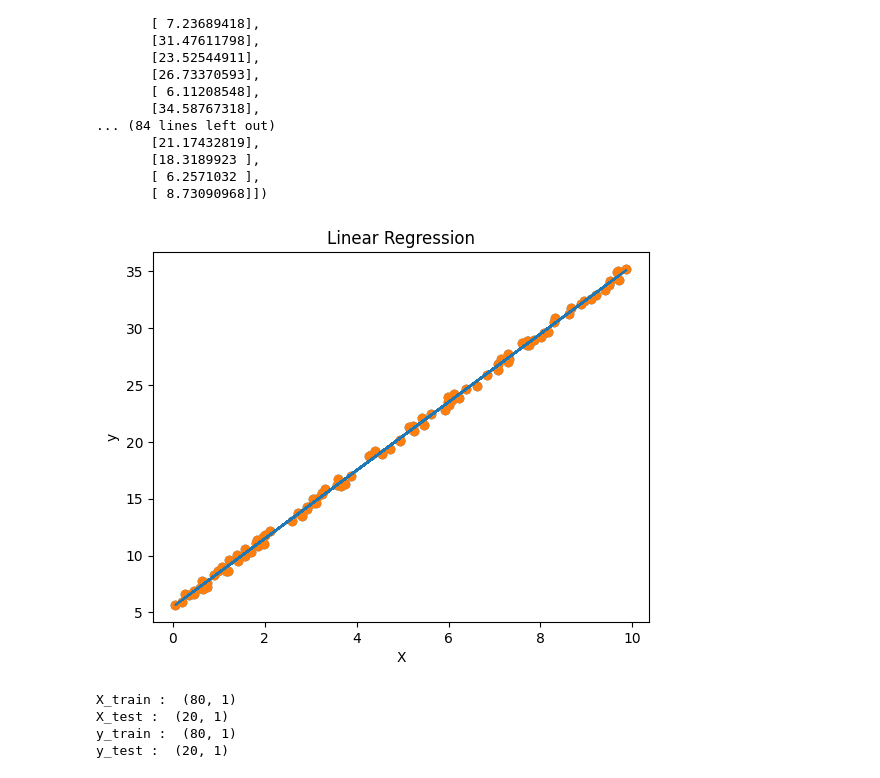
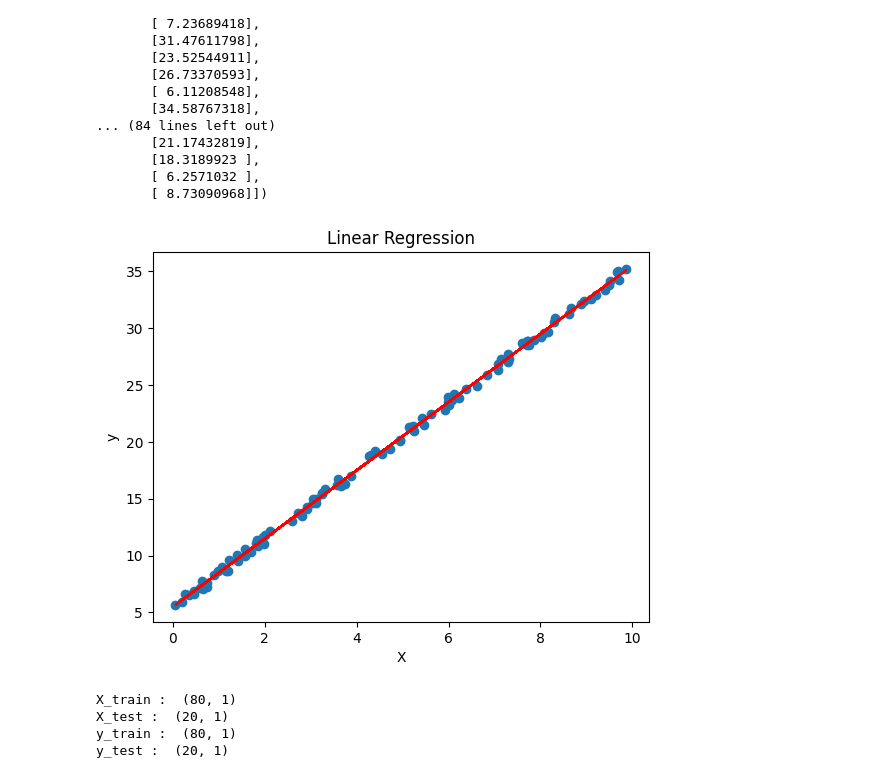
Before and after one commit to ilyass-aftyss/ml-from-scratch, a Jupyter notebook: notebooks/01_linear_regression.ipynb, the cells around one changed output. Saved outputs shown, nothing was run; the diff lists cells and outputs as text; code cells hidden in the pictures.

```diff
--- a/notebooks/01_linear_regression.ipynb
+++ b/notebooks/01_linear_regression.ipynb
@@ -80,17 +84,17 @@ array([[16.7291983 ],
        [ 6.2571032 ],
        [ 8.73090968]])
 # %%
-plt.scatter(X,y)
+
 
 
 plt.scatter(X, y)
-plt.plot(X, y_pred)
+plt.plot(X, y_pred , color = "red")
 
 plt.xlabel("X")
 plt.ylabel("y")
 plt.title("Linear Regression")
 
 plt.show()
 # %% [output]
-[figure, old version]
+[figure, new version]
 # %%
```
Also changed, not shown: parts of 8 cells of this notebook.
